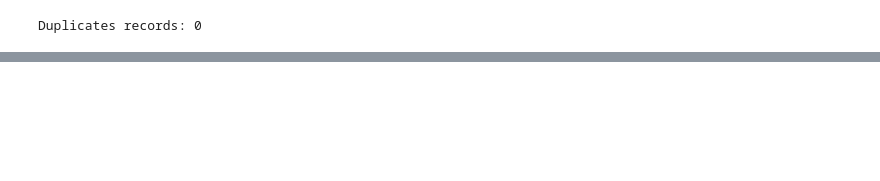
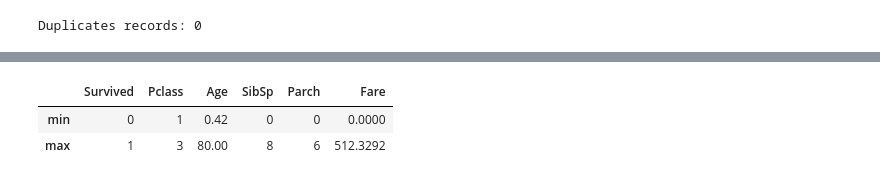
Before and after one commit to rimvelvet31/titanic-prediction, a Jupyter notebook: notebook.ipynb, the cells around one changed output, grey strips where cells are left out. Drawn from its saved outputs; the diff is of its cells as text; code cells hidden in the pictures; blank space fills up the shorter version.

```diff
--- a/notebook.ipynb
+++ b/notebook.ipynb
@@ -107,0 +121,6 @@ array([22.  , 38.  , 26.  , 35.  ,   nan, 54.  ,  2.  , 27.  , 14.  ,
+# %%
+train_data_cleaned.select_dtypes(include=["int", "float"]).agg(["min", "max"])
+# %% [output]
+|  | Survived | Pclass | Age | SibSp | Parch | Fare |
+| min | 0 | 1 | 0.42 | 0 | 0 | 0.0000 |
+| max | 1 | 3 | 80.00 | 8 | 6 | 512.3292 |
```
Also changed, not shown: parts of 35 cells of this notebook, 1 other file.
